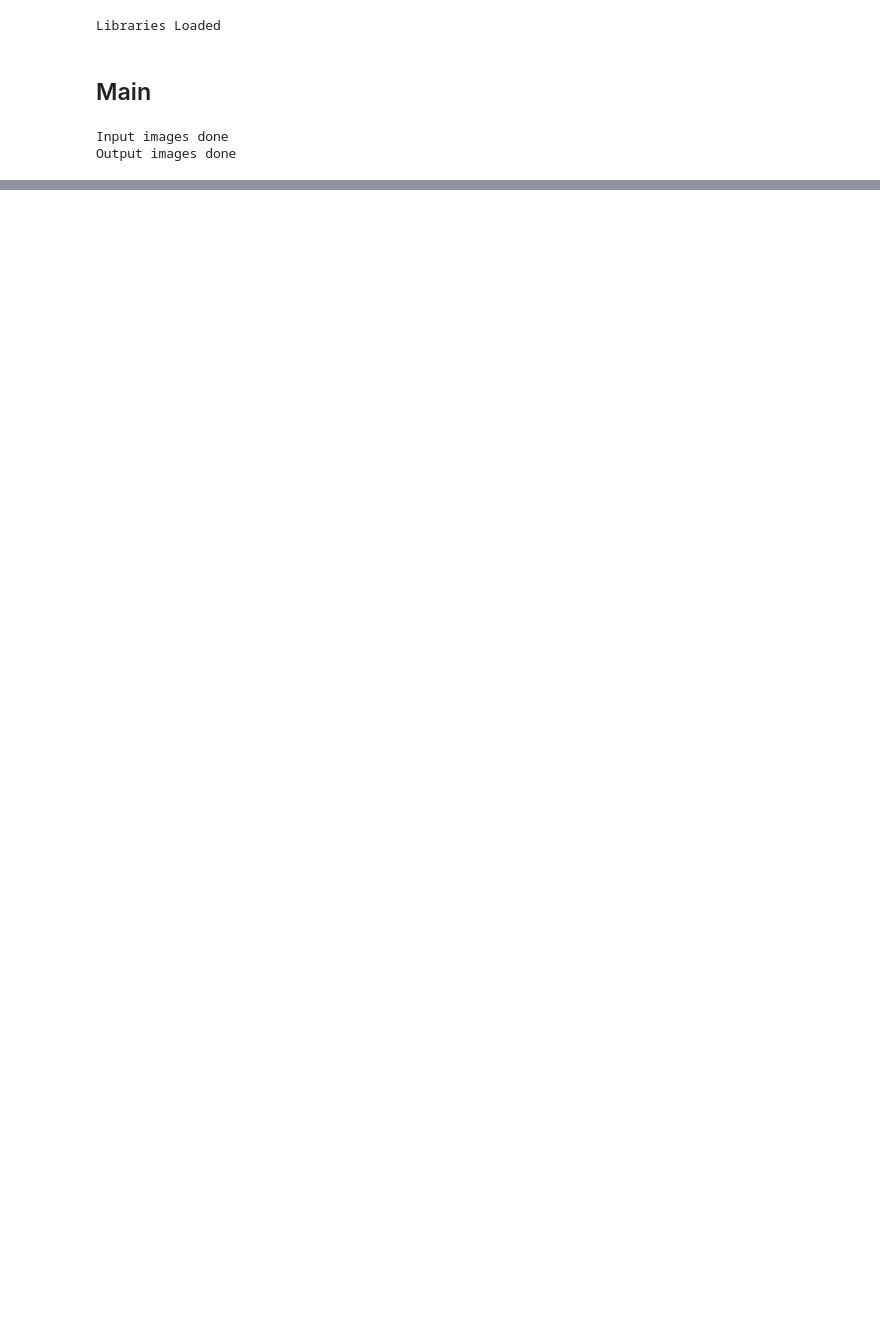
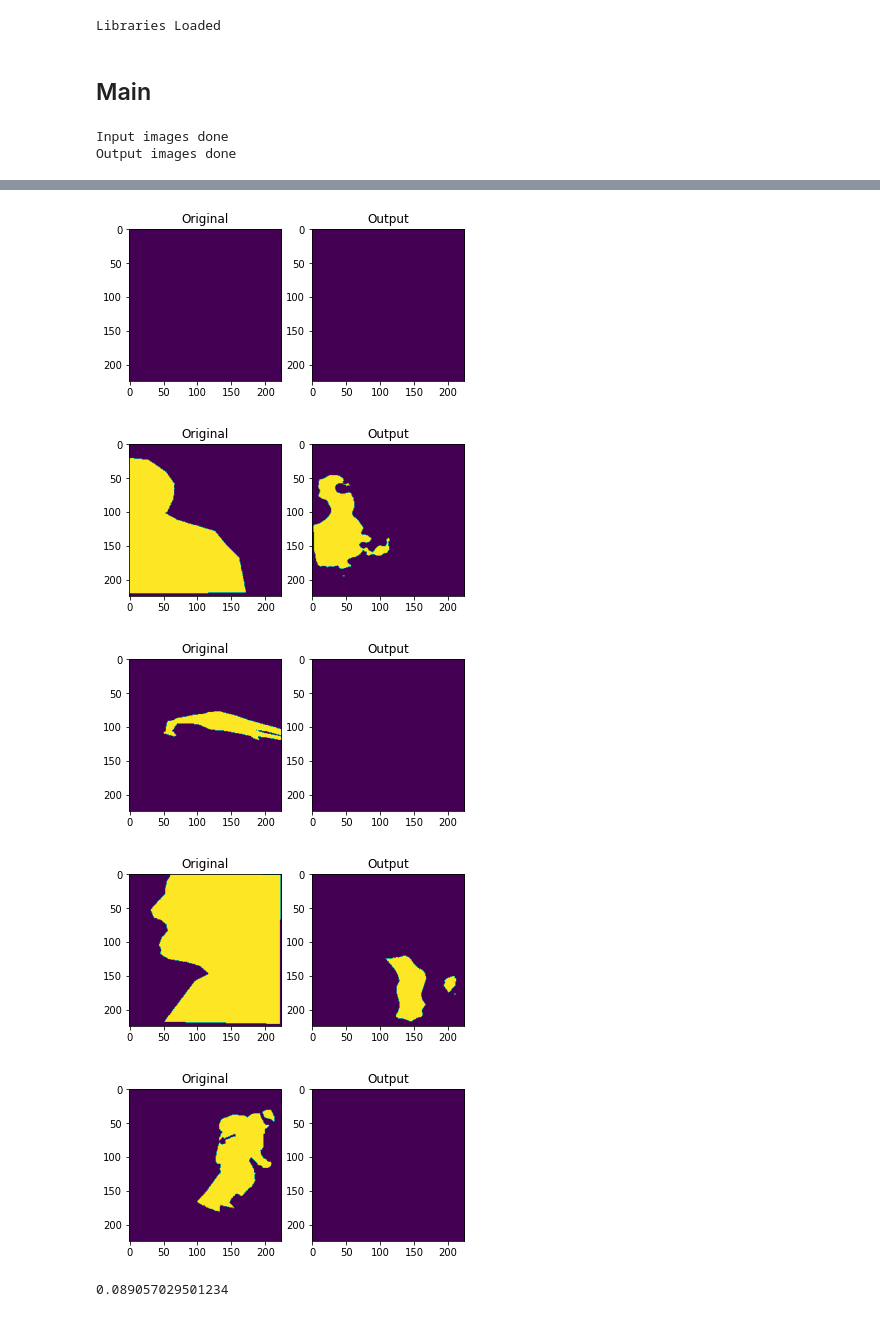
Before and after one commit to msaad1311/Image-Background-Removal, a Jupyter notebook: COCO Dataset/Code/UNet Testing.ipynb, the cells around one changed output, grey strips where cells are left out. Drawn from its saved outputs; the diff is of its cells as text; code cells hidden in the pictures; blank space fills up the shorter version.

```diff
--- a/COCO Dataset/Code/UNet Testing.ipynb
+++ b/COCO Dataset/Code/UNet Testing.ipynb
@@ -269,0 +137,16 @@ model.summary()
+# %%
+predictions[predictions>0.5]=1
+predictions[predictions<=0.5]=0
+# %%
+num = random.sample(range(0,len(x_test)),5)
+utils.visualize(y_test[:,:,:,:1],predictions,num)
+# %% [output]
+[figure, added]
+[figure, added]
+[figure, added]
+[figure, added]
+[figure, added]
+# %%
+Models.metrics(y_test,predictions)
+# %% [output]
+0.089057029501234
```
Also changed, not shown: parts of 29 cells of this notebook, 4 other files.
